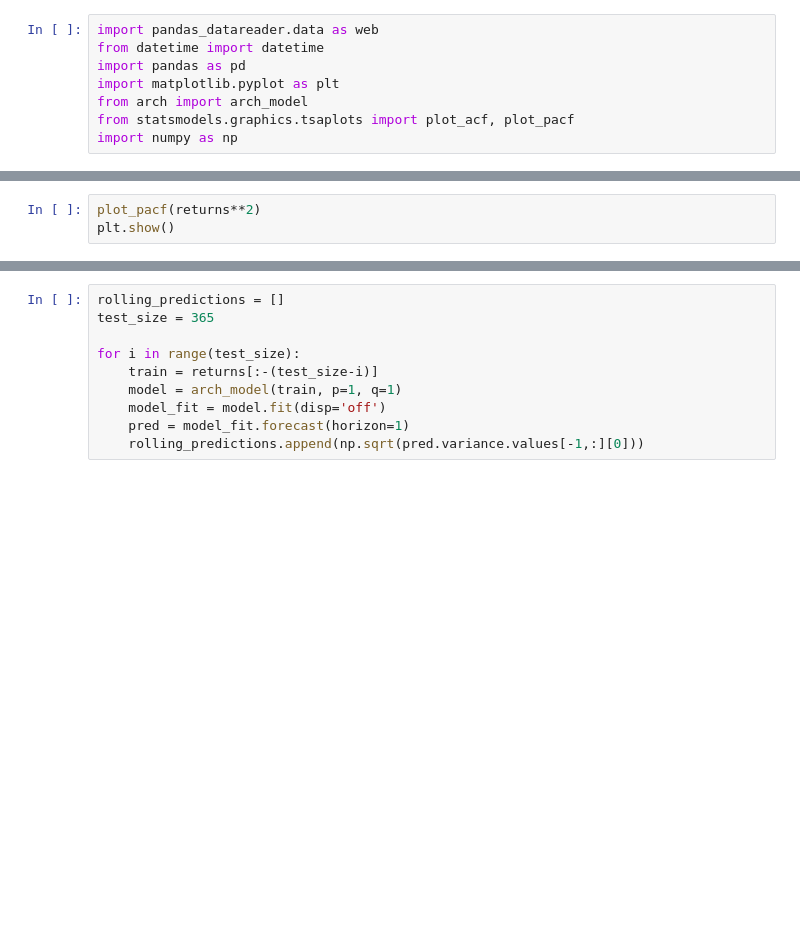
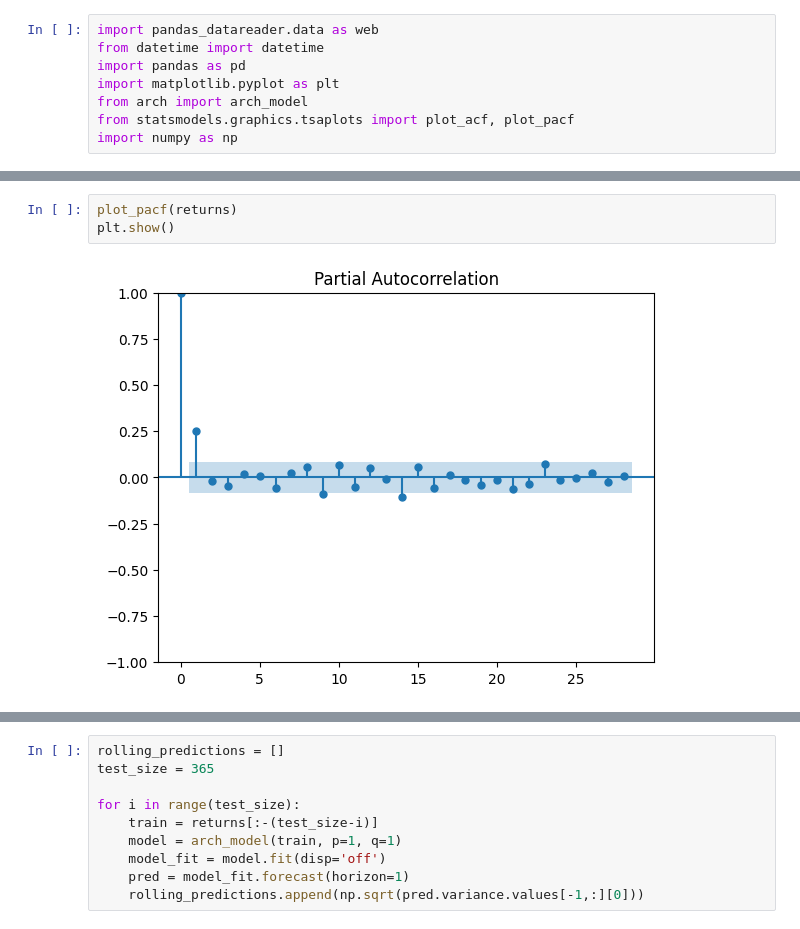
Before and after one commit to bit-mystic/Algo_Trading, a Jupyter notebook: Testings/GAARCH/GARCH Stock Modeling.ipynb, the cells around one changed output, grey strips where cells are left out. Drawn from its saved outputs; the diff is of its cells as text; blank space fills up the shorter version.

```diff
--- a/Testings/GAARCH/GARCH Stock Modeling.ipynb
+++ b/Testings/GAARCH/GARCH Stock Modeling.ipynb
@@ -32,3 +54,5 @@ plt.title('DIS Returns', fontsize=20)
 # %%
-plot_pacf(returns**2)
+plot_pacf(returns)
 plt.show()
+# %% [output]
+[figure, added]
```
Also changed, not shown: parts of 24 cells of this notebook, 6 other files.
